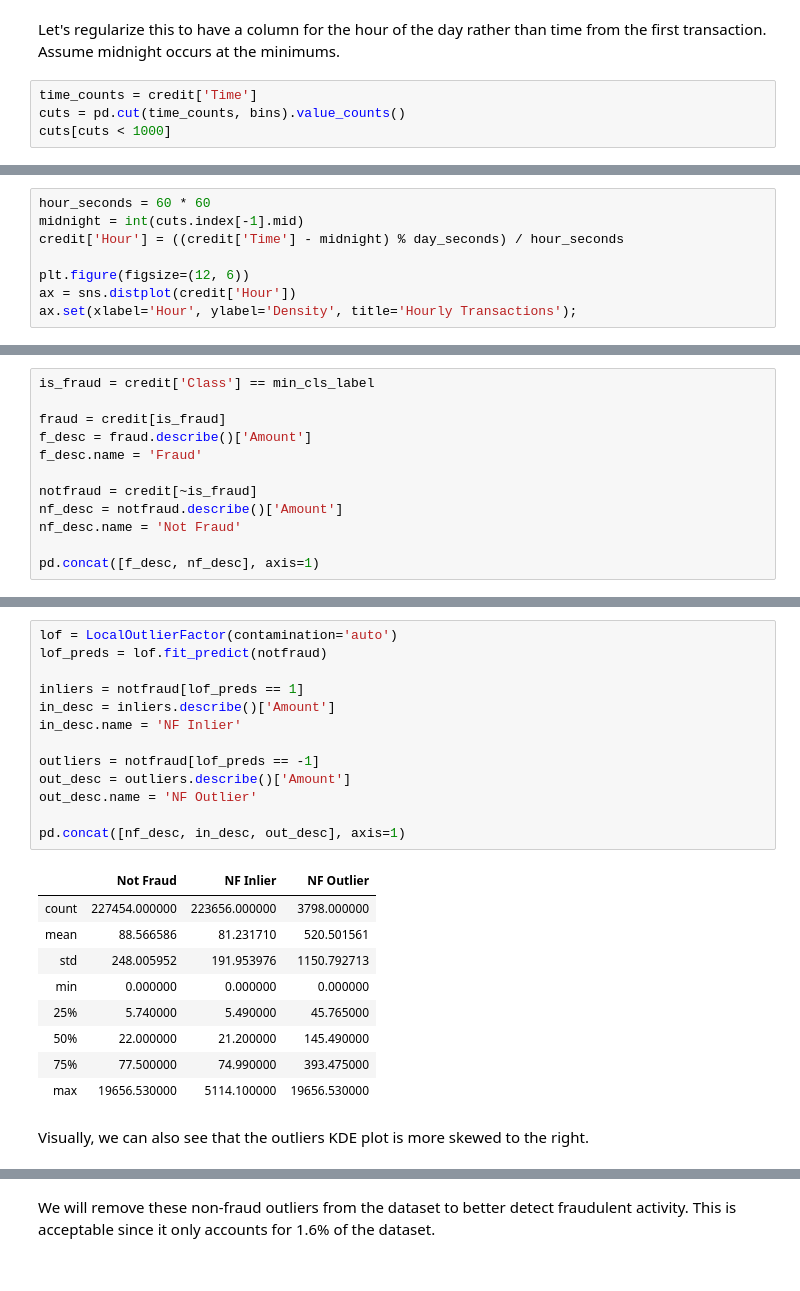
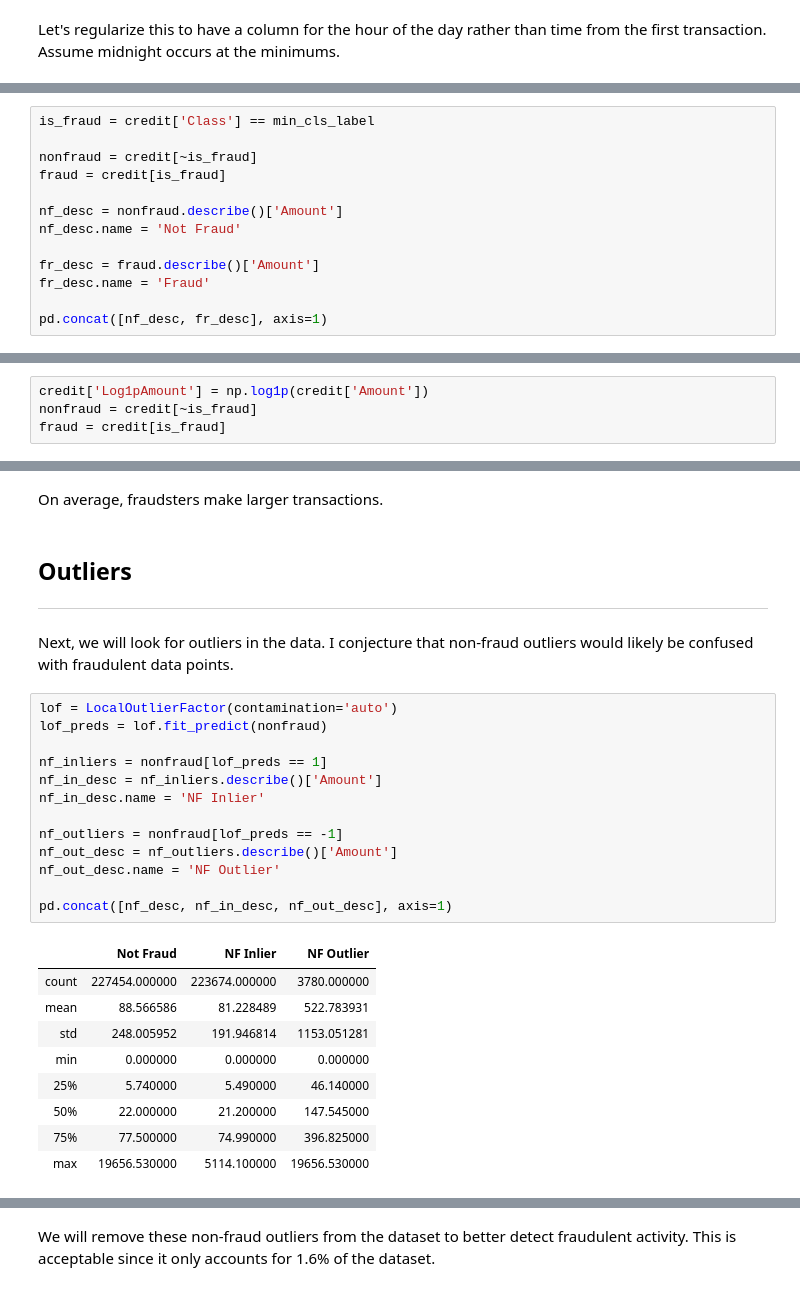
Before and after one commit to MattEding/CreditCardFraud, a Jupyter notebook: 02 - EDA.ipynb, the cells around one changed output, grey strips where cells are left out. Drawn from its saved outputs; the diff is of its cells as text.

```diff
--- a/02 - EDA.ipynb
+++ b/02 - EDA.ipynb
@@ -118,6 +120,2 @@ plt.title('Transactions over Time');
 # %% [markdown]
 Let's regularize this to have a column for the hour of the day rather than time from the first transaction. Assume midnight occurs at the minimums.
-# %%
-time_counts = credit['Time']
-cuts = pd.cut(time_counts, bins).value_counts()
-cuts[cuts < 1000]
@@ -133,8 +121,0 @@ Name: Time, dtype: int64
-# %%
-hour_seconds = 60 * 60
-midnight = int(cuts.index[-1].mid)
-credit['Hour'] = ((credit['Time'] - midnight) % day_seconds) / hour_seconds
-
-plt.figure(figsize=(12, 6))
-ax = sns.distplot(credit['Hour'])
-ax.set(xlabel='Hour', ylabel='Density', title='Hourly Transactions');
@@ -158,13 +153,14 @@ Name: Time, dtype: float64
 # %%
 is_fraud = credit['Class'] == min_cls_label
 
+nonfraud = credit[~is_fraud]
 fraud = credit[is_fraud]
-f_desc = fraud.describe()['Amount']
-f_desc.name = 'Fraud'
 
-notfraud = credit[~is_fraud]
-nf_desc = notfraud.describe()['Amount']
+nf_desc = nonfraud.describe()['Amount']
 nf_desc.name = 'Not Fraud'
 
-pd.concat([f_desc, nf_desc], axis=1)
+fr_desc = fraud.describe()['Amount']
+fr_desc.name = 'Fraud'
+
+pd.concat([nf_desc, fr_desc], axis=1)
 # %% [output]
@@ -183,0 +229,4 @@ We will start by looking for outliers in non-fraud data. It is likely that these
+# %%
+credit['Log1pAmount'] = np.log1p(credit['Amount'])
+nonfraud = credit[~is_fraud]
+fraud = credit[is_fraud]
@@ -184,25 +278,29 @@ We will start by looking for outliers in non-fraud data. It is likely that these
+# %% [markdown]
+On average, fraudsters make larger transactions.
+# %% [markdown]
+## Outliers
+--------------
+Next, we will look for outliers in the data. I conjecture that non-fraud outliers would likely be confused with fraudulent data points.
 # %%
 lof = LocalOutlierFactor(contamination='auto')
-lof_preds = lof.fit_predict(notfraud)
+lof_preds = lof.fit_predict(nonfraud)
 
-inliers = notfraud[lof_preds == 1]
-in_desc = inliers.describe()['Amount']
-in_desc.name = 'NF Inlier'
+nf_inliers = nonfraud[lof_preds == 1]
+nf_in_desc = nf_inliers.describe()['Amount']
+nf_in_desc.name = 'NF Inlier'
 
-outliers = notfraud[lof_preds == -1]
-out_desc = outliers.describe()['Amount']
-out_desc.name = 'NF Outlier'
+nf_outliers = nonfraud[lof_preds == -1]
+nf_out_desc = nf_outliers.describe()['Amount']
+nf_out_desc.name = 'NF Outlier'
 
-pd.concat([nf_desc, in_desc, out_desc], axis=1)
+pd.concat([nf_desc, nf_in_desc, nf_out_desc], axis=1)
 # %% [output]
 |  | Not Fraud | NF Inlier | NF Outlier |
-| count | 227454.000000 | 223656.000000 | 3798.000000 |
-| mean | 88.566586 | 81.231710 | 520.501561 |
-| std | 248.005952 | 191.953976 | 1150.792713 |
+| count | 227454.000000 | 223674.000000 | 3780.000000 |
+| mean | 88.566586 | 81.228489 | 522.783931 |
+| std | 248.005952 | 191.946814 | 1153.051281 |
 | min | 0.000000 | 0.000000 | 0.000000 |
-| 25% | 5.740000 | 5.490000 | 45.765000 |
-| 50% | 22.000000 | 21.200000 | 145.490000 |
-| 75% | 77.500000 | 74.990000 | 393.475000 |
+| 25% | 5.740000 | 5.490000 | 46.140000 |
+| 50% | 22.000000 | 21.200000 | 147.545000 |
+| 75% | 77.500000 | 74.990000 | 396.825000 |
 | max | 19656.530000 | 5114.100000 | 19656.530000 |
-# %% [markdown]
-Visually, we can also see that the outliers KDE plot is more skewed to the right.
```
Also changed, not shown: parts of 52 cells of this notebook.
